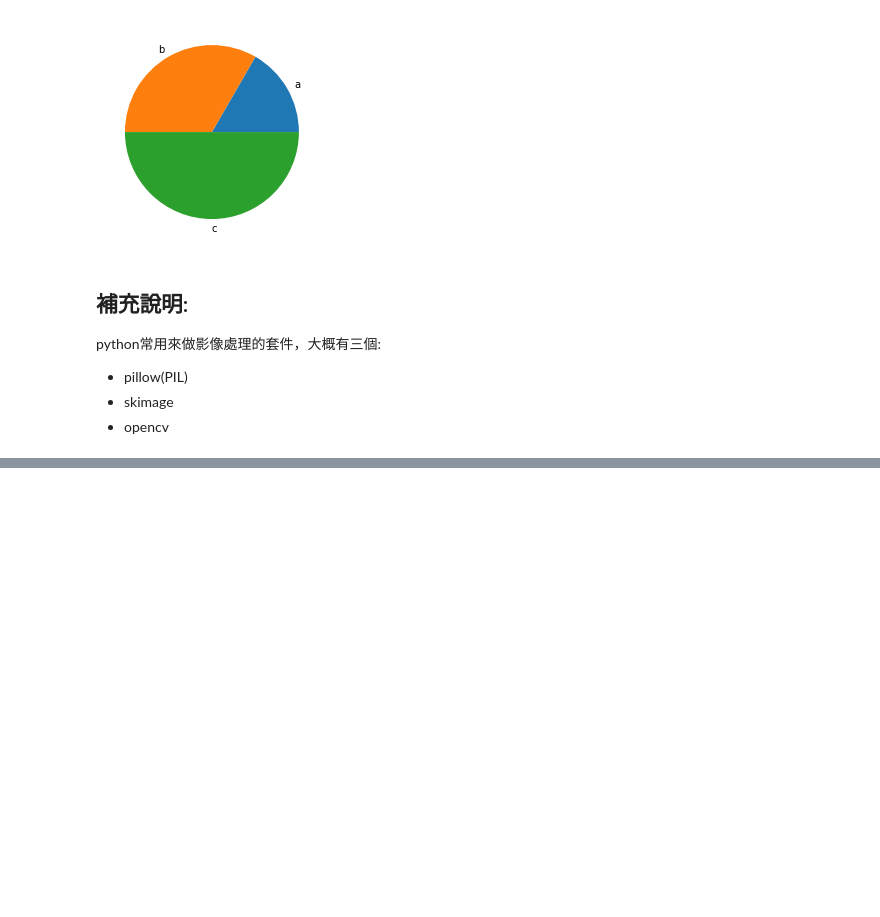
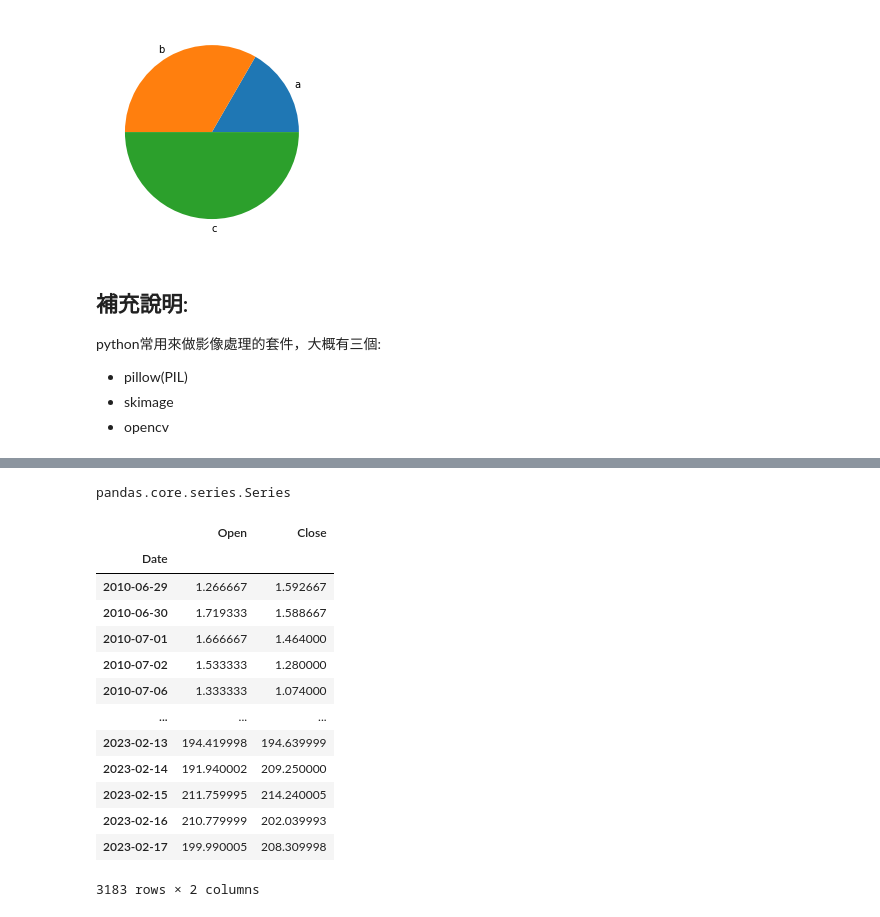
Before and after one commit to aprilrain731/20230210-python, a Jupyter notebook: 20230219.ipynb, the cells around one changed output, grey strips where cells are left out. Cells and saved outputs as stored; diff of their text form; code cells hidden in the pictures; blank space fills up the shorter version.

```diff
--- a/20230219.ipynb
+++ b/20230219.ipynb
@@ -551,0 +705,21 @@ from PIL import Image
+# %%
+type(df.Close)
+# %% [output]
+pandas.core.series.Series
+# %%
+df[['Open','Close']]
+# %% [output]
+|  | Open | Close |
+| Date |  |  |
+| 2010-06-29 | 1.266667 | 1.592667 |
+| 2010-06-30 | 1.719333 | 1.588667 |
+| 2010-07-01 | 1.666667 | 1.464000 |
+| 2010-07-02 | 1.533333 | 1.280000 |
+| 2010-07-06 | 1.333333 | 1.074000 |
+| ... | ... | ... |
+| 2023-02-13 | 194.419998 | 194.639999 |
+| 2023-02-14 | 191.940002 | 209.250000 |
+| 2023-02-15 | 211.759995 | 214.240005 |
+| 2023-02-16 | 210.779999 | 202.039993 |
+| 2023-02-17 | 199.990005 | 208.309998 |
+3183 rows × 2 columns
```
Also changed, not shown: parts of 22 cells of this notebook.
